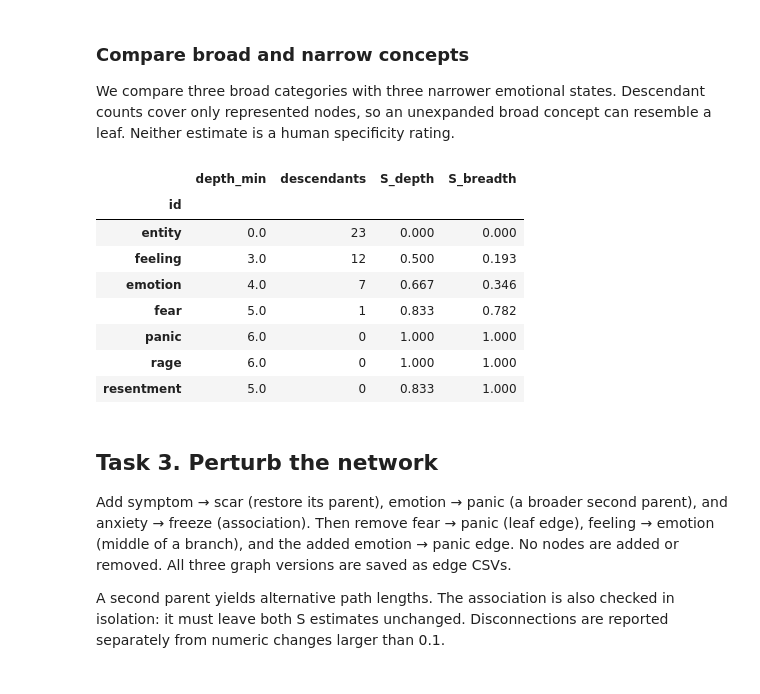
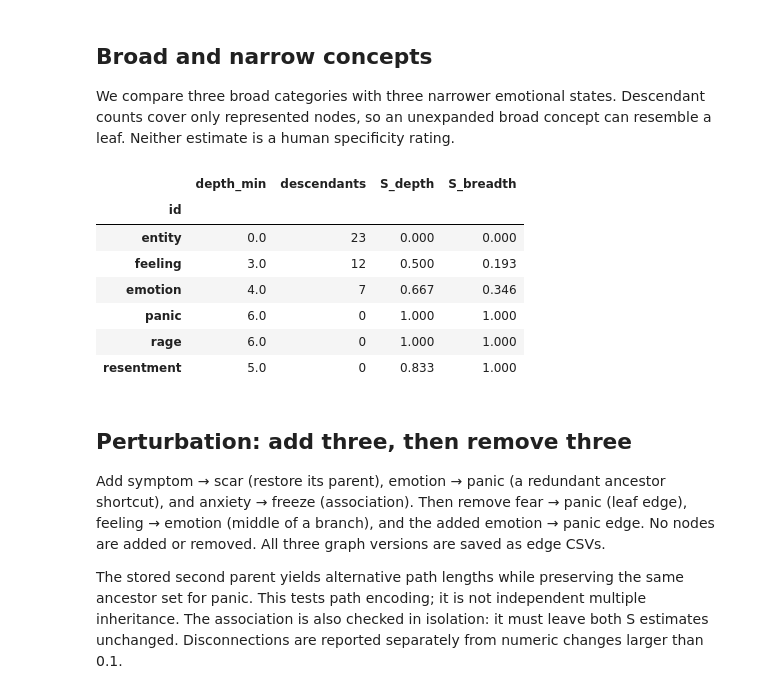
Before and after one commit to nnevdokimov/embodied-ai-emotion-homework, a Jupyter notebook: HA2_Emotion/HA2_network.ipynb, the cells around one changed output. Saved outputs shown, nothing was run; the diff lists cells and outputs as text; code cells hidden in the pictures.

```diff
--- a/HA2_Emotion/HA2_network.ipynb
+++ b/HA2_Emotion/HA2_network.ipynb
@@ -66,10 +68,7 @@ The bundled noun data are checked by hash. Every step of each category path must
 # %%
 with zipfile.ZipFile(data_dir / 'wordnet.zip') as archive:
     noun_data = archive.read('wordnet/data.noun')
-assert (
-    hashlib.sha256(noun_data).hexdigest()
-    == '489f145e0f68877c0be5bd0eb4117adaaac52f38f6204eb8d85dbe2158b614cc'
-)
+assert hashlib.sha256(noun_data).hexdigest() == '489f145e0f68877c0be5bd0eb4117adaaac52f38f6204eb8d85dbe2158b614cc'
 wordnet_parents = {}
 wordnet_glosses = {}
 wordnet_lemmas = {}
@@ -80,12 +79,33 @@ for line in noun_data.decode().splitlines():
     f = fields.split()
     count = int(f[3], 16)
     i = 4 + 2 * count
-    pointers = int(f[i])
-    i += 1
+    pointers = int(f[i]); i += 1
     wordnet_parents[f[0]] = []
     wordnet_glosses[f[0]] = gloss.strip().split('; "')[0]
-    wordnet_lemmas[f[0]] = f[4 : 4 + 2 * count : 2]
+    wordnet_lemmas[f[0]] = f[4:4+2*count:2]
     for j in range(pointers):
-        symbol, offset, pos, _ = f[i + 4 * j : i + 4 * j + 4]
+        symbol, offset, pos, _ = f[i+4*j:i+4*j+4]
         if symbol in ('@', '@i') and pos == 'n':
             wordnet_parents[f[0]].append(offset)
+
+offsets = concepts.set_index('id')['wordnet_synset'].str.split('-').str[1].to_dict()
+for row in concepts.itertuples(index=False):
+    assert row.id in wordnet_lemmas[offsets[row.id]]
+    if row.origin == 'supporting category':
+        assert row.definition == wordnet_glosses[offsets[row.id]]
+for row in ha0.itertuples(index=False):
+    selected = concepts.set_index('id').loc[row.term]
+    assert selected['wordnet_synset'] == row.wordnet_synset
+    assert selected['definition'] == row.definition
+    assert selected['uncertain'] == row.uncertain
+    assert selected['uncertainty_note'] == (row.uncertainty_note if pd.notna(row.uncertainty_note) else '')
+
+for row in pd.concat([edges, operations]).itertuples(index=False):
+    if row.type != 'is_a':
+        continue
+    path = row.evidence.split(' > ')
+    assert path[0] == offsets[row.source] and path[-1] == offsets[row.target]
+    assert len(path)-1 == int(row.wordnet_hops)
+    for parent, child in zip(path, path[1:]):
+        assert parent in wordnet_parents[child], (parent, child)
+print('All category paths verified against WordNet 3.0.')
@@ -396,30 +288,25 @@ draw_network(
 # %% [markdown]
-### Compare broad and narrow concepts
+## Broad and narrow concepts
 
 We compare three broad categories with three narrower emotional states. Descendant counts cover only represented nodes, so an unexpanded broad concept can resemble a leaf. Neither estimate is a human specificity rating.
 # %%
-comparison_ids = ['entity', 'feeling', 'emotion', 'fear', 'panic', 'rage', 'resentment']
-display(
-    nodes.set_index('id')
-    .loc[comparison_ids, ['depth_min', 'descendants', 'S_depth', 'S_breadth']]
-    .round(3)
-)
+comparison_ids = ['entity', 'feeling', 'emotion', 'panic', 'rage', 'resentment']
+display(nodes.set_index('id').loc[comparison_ids, ['depth_min', 'descendants', 'S_depth', 'S_breadth']].round(3))
 # %% [output]
 |  | depth_min | descendants | S_depth | S_breadth |
 | id |  |  |  |  |
 | entity | 0.0 | 23 | 0.000 | 0.000 |
 | feeling | 3.0 | 12 | 0.500 | 0.193 |
 | emotion | 4.0 | 7 | 0.667 | 0.346 |
-| fear | 5.0 | 1 | 0.833 | 0.782 |
 | panic | 6.0 | 0 | 1.000 | 1.000 |
 | rage | 6.0 | 0 | 1.000 | 1.000 |
 | resentment | 5.0 | 0 | 0.833 | 1.000 |
 # %% [markdown]
-## Task 3. Perturb the network
+## Perturbation: add three, then remove three
 
-Add symptom → scar (restore its parent), emotion → panic (a broader second parent), and anxiety → freeze (association). Then remove fear → panic (leaf edge), feeling → emotion (middle of a branch), and the added emotion → panic edge. No nodes are added or removed. All three graph versions are saved as edge CSVs.
+Add symptom → scar (restore its parent), emotion → panic (a redundant ancestor shortcut), and anxiety → freeze (association). Then remove fear → panic (leaf edge), feeling → emotion (middle of a branch), and the added emotion → panic edge. No nodes are added or removed. All three graph versions are saved as edge CSVs.
 
-A second parent yields alternative path lengths. The association is also checked in isolation: it must leave both S estimates unchanged. Disconnections are reported separately from numeric changes larger than 0.1.
+The stored second parent yields alternative path lengths while preserving the same ancestor set for panic. This tests path encoding; it is not independent multiple inheritance. The association is also checked in isolation: it must leave both S estimates unchanged. Disconnections are reported separately from numeric changes larger than 0.1.
 # %%
 add_rows = operations.loc[operations['operation'].eq('add'), edges.columns]
 remove_rows = operations.loc[operations['operation'].eq('remove'), edges.columns]
```
Also changed, not shown: parts of 27 cells of this notebook, 20 other files.
